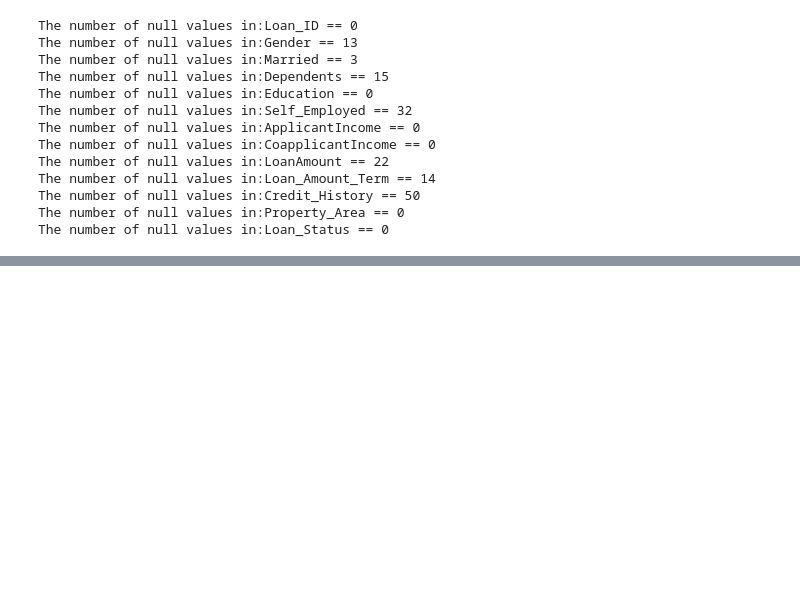
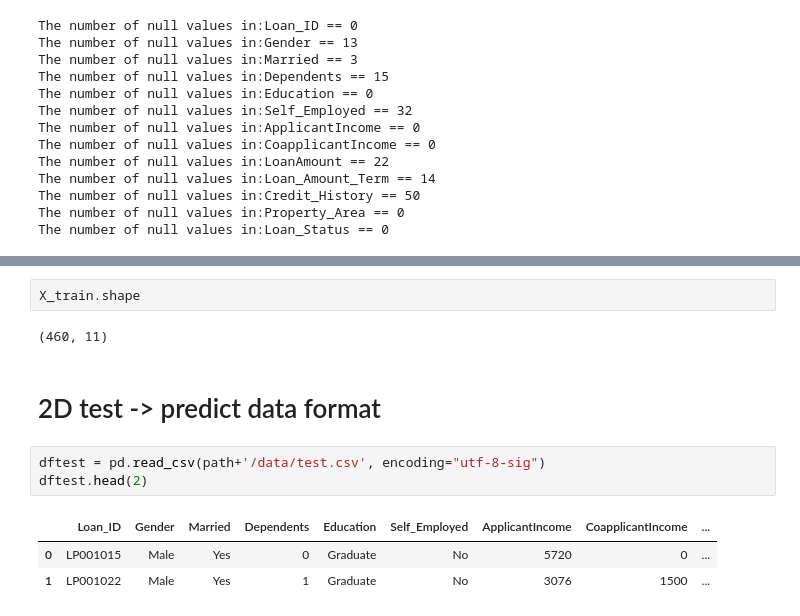
Before and after one commit to pedrocarvalhodev/flask_api, a Jupyter notebook: notebooks/S1_Clean.ipynb, the cells around one changed output, grey strips where cells are left out. Cells and saved outputs as stored; diff of their text form; blank space fills up the shorter version.

```diff
--- a/notebooks/S1_Clean.ipynb
+++ b/notebooks/S1_Clean.ipynb
@@ -32,0 +188,13 @@ The number of null values in:Loan_Status == 0
+# %%
+X_train.shape
+# %% [output]
+(460, 11)
+# %% [markdown]
+# 2D test -> predict data format
+# %%
+dftest = pd.read_csv(path+'/data/test.csv', encoding="utf-8-sig")
+dftest.head(2)
+# %% [output]
+|  | Loan_ID | Gender | Married | Dependents | Education | Self_Employed | ApplicantIncome | CoapplicantIncome | ... |
+| 0 | LP001015 | Male | Yes | 0 | Graduate | No | 5720 | 0 | ... |
+| 1 | LP001022 | Male | Yes | 1 | Graduate | No | 3076 | 1500 | ... |
```
Also changed, not shown: parts of 67 cells of this notebook, 4 other files.
